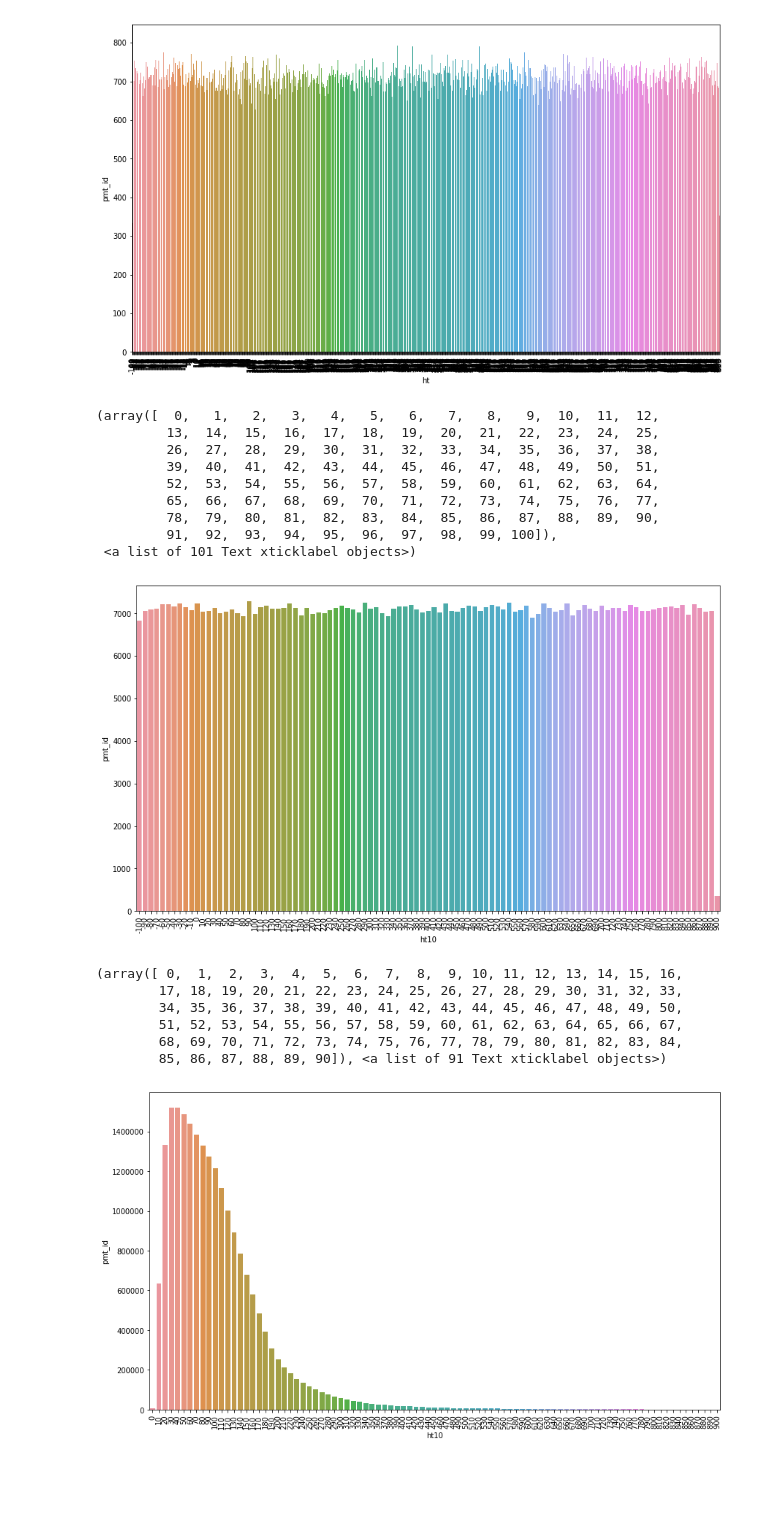
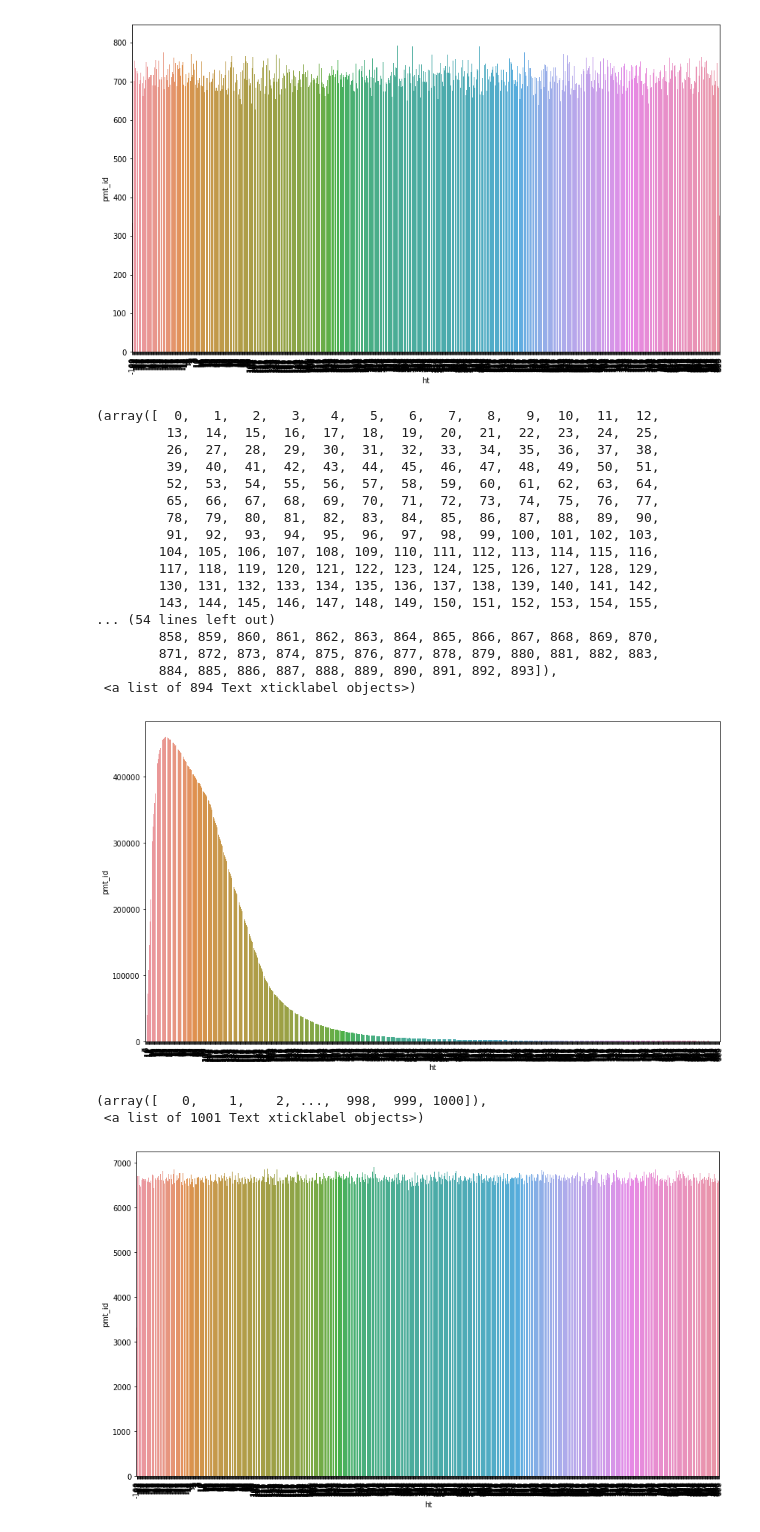
Before and after one commit to trakhovroma/JUNO, a Jupyter notebook: eda.ipynb, the cells around one changed output. Saved outputs shown, nothing was run; the diff lists cells and outputs as text; code cells hidden in the pictures; blank space fills up the shorter version.

```diff
--- a/eda.ipynb
+++ b/eda.ipynb
@@ -123,6 +125,8 @@ sns.heatmap(lpmt[['hitTime','is_DN','nHits']].corr())
 # %%
 data_color_1_is_DN_1 = pd.merge(lpmt[lpmt.isDN == 1],pmt_dn_me[pmt_dn_me.color == 1],on='pmt_id',how = 'inner')
 data_color_1_is_DN_0 = pd.merge(lpmt[lpmt.isDN == 0],pmt_dn_me[pmt_dn_me.color == 1],on='pmt_id',how = 'inner')
+data_color_0_is_DN_1 = pd.merge(lpmt[lpmt.isDN == 1],pmt_dn_me[pmt_dn_me.color == 0],on='pmt_id',how = 'inner')
+data_color_0_is_DN_0 = pd.merge(lpmt[lpmt.isDN == 0],pmt_dn_me[pmt_dn_me.color == 0],on='pmt_id',how = 'inner')
 # %%
 data_color_1_is_DN_1.shape
 # %% [output]
@@ -134,9 +146,13 @@ data_color_1_is_DN_0.shape
 # %%
 data_color_1_is_DN_1['ht'] = data_color_1_is_DN_1.hitTime.apply(lambda x: round(x))
 data_color_1_is_DN_0['ht'] = data_color_1_is_DN_0.hitTime.apply(lambda x: round(x))
+data_color_0_is_DN_1['ht'] = data_color_0_is_DN_1.hitTime.apply(lambda x: round(x))
+data_color_0_is_DN_0['ht'] = data_color_0_is_DN_0.hitTime.apply(lambda x: round(x))
 # %%
 gr11 = data_color_1_is_DN_1.groupby('ht',as_index =False)['pmt_id'].count()
 gr10 = data_color_1_is_DN_0.groupby('ht',as_index =False)['pmt_id'].count()
+gr01 = data_color_0_is_DN_1.groupby('ht',as_index =False)['pmt_id'].count()
+gr00 = data_color_0_is_DN_0.groupby('ht',as_index =False)['pmt_id'].count()
 # %%
 #Распределение времени отклика для нешумовых событий в детекторах класса 1
 plt.figure(figsize=(14,8))
@@ -182,7 +191,9 @@ gr10_10 = data_color_1_is_DN_0.groupby('ht10',as_index =False)['pmt_id'].count()
 # %%
+#Распределение времени отклика для нешумовых событий в детекторах класса 0
 plt.figure(figsize=(14,8))
-sns.barplot(x="ht10", y="pmt_id", data=gr11_10)
+sns.barplot(x="ht", y="pmt_id", data=gr00)
 plt.xticks(rotation=90)
+# они приходят к нам из гамма распределения
 # %% [output]
 (array([  0,   1,   2,   3,   4,   5,   6,   7,   8,   9,  10,  11,  12,
          13,  14,  15,  16,  17,  18,  19,  20,  21,  22,  23,  24,  25,
@@ -191,18 +202,24 @@ plt.xticks(rotation=90)
          52,  53,  54,  55,  56,  57,  58,  59,  60,  61,  62,  63,  64,
          65,  66,  67,  68,  69,  70,  71,  72,  73,  74,  75,  76,  77,
          78,  79,  80,  81,  82,  83,  84,  85,  86,  87,  88,  89,  90,
-         91,  92,  93,  94,  95,  96,  97,  98,  99, 100]),
- <a list of 101 Text xticklabel objects>)
+         91,  92,  93,  94,  95,  96,  97,  98,  99, 100, 101, 102, 103,
+        104, 105, 106, 107, 108, 109, 110, 111, 112, 113, 114, 115, 116,
+        117, 118, 119, 120, 121, 122, 123, 124, 125, 126, 127, 128, 129,
+        130, 131, 132, 133, 134, 135, 136, 137, 138, 139, 140, 141, 142,
+        143, 144, 145, 146, 147, 148, 149, 150, 151, 152, 153, 154, 155,
+... (54 lines left out)
+        858, 859, 860, 861, 862, 863, 864, 865, 866, 867, 868, 869, 870,
+        871, 872, 873, 874, 875, 876, 877, 878, 879, 880, 881, 882, 883,
+        884, 885, 886, 887, 888, 889, 890, 891, 892, 893]),
+ <a list of 894 Text xticklabel objects>)
-[figure, old version]
+[figure, new version]
 # %%
+#Распределение времени отклика для нешумовых событий в детекторах класса 0
 plt.figure(figsize=(14,8))
-sns.barplot(x="ht10", y="pmt_id", data=gr10_10)
+sns.barplot(x="ht", y="pmt_id", data=gr01)
 plt.xticks(rotation=90)
+# они приходят к нам из гамма распределения
 # %% [output]
-(array([ 0,  1,  2,  3,  4,  5,  6,  7,  8,  9, 10, 11, 12, 13, 14, 15, 16,
-        17, 18, 19, 20, 21, 22, 23, 24, 25, 26, 27, 28, 29, 30, 31, 32, 33,
-        34, 35, 36, 37, 38, 39, 40, 41, 42, 43, 44, 45, 46, 47, 48, 49, 50,
-        51, 52, 53, 54, 55, 56, 57, 58, 59, 60, 61, 62, 63, 64, 65, 66, 67,
-        68, 69, 70, 71, 72, 73, 74, 75, 76, 77, 78, 79, 80, 81, 82, 83, 84,
-        85, 86, 87, 88, 89, 90]), <a list of 91 Text xticklabel objects>)
+(array([   0,    1,    2, ...,  998,  999, 1000]),
+ <a list of 1001 Text xticklabel objects>)
-[figure, old version]
+[figure, new version]
```
Also changed, not shown: parts of 11 cells of this notebook.
